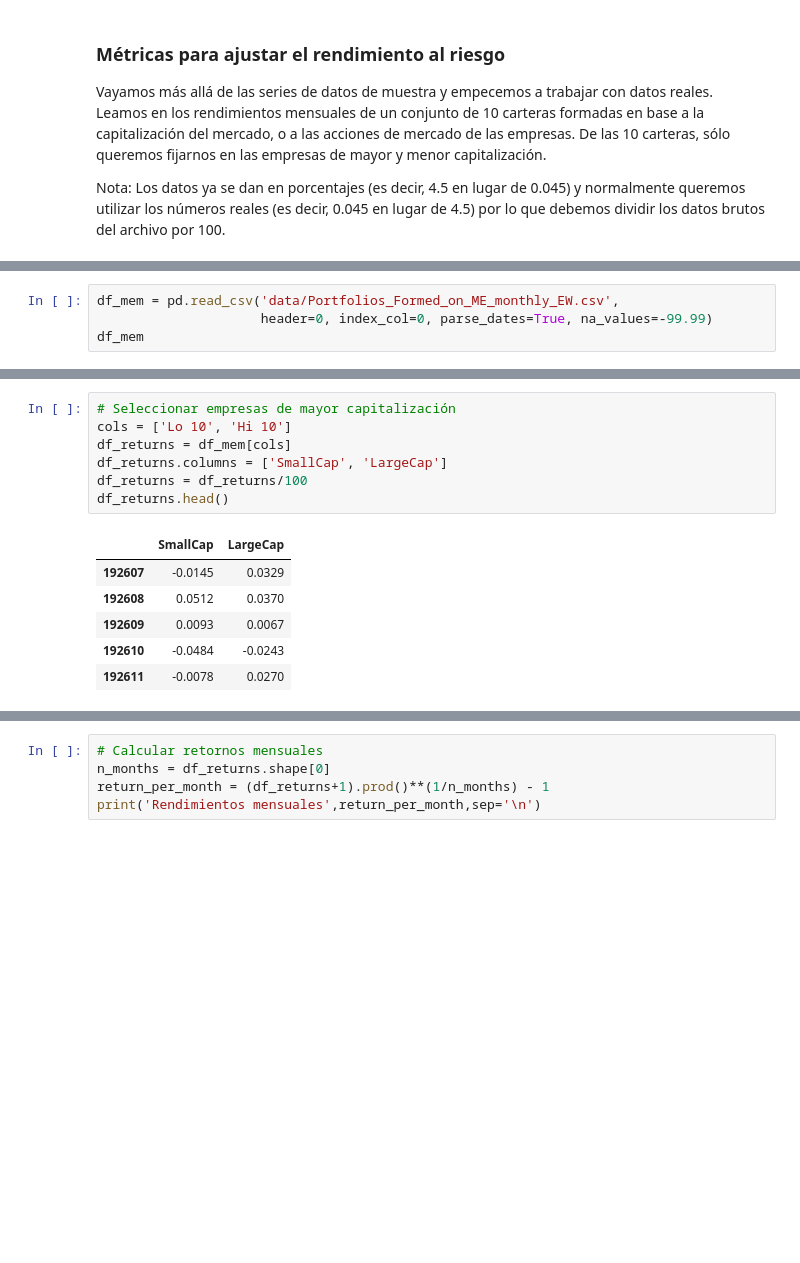
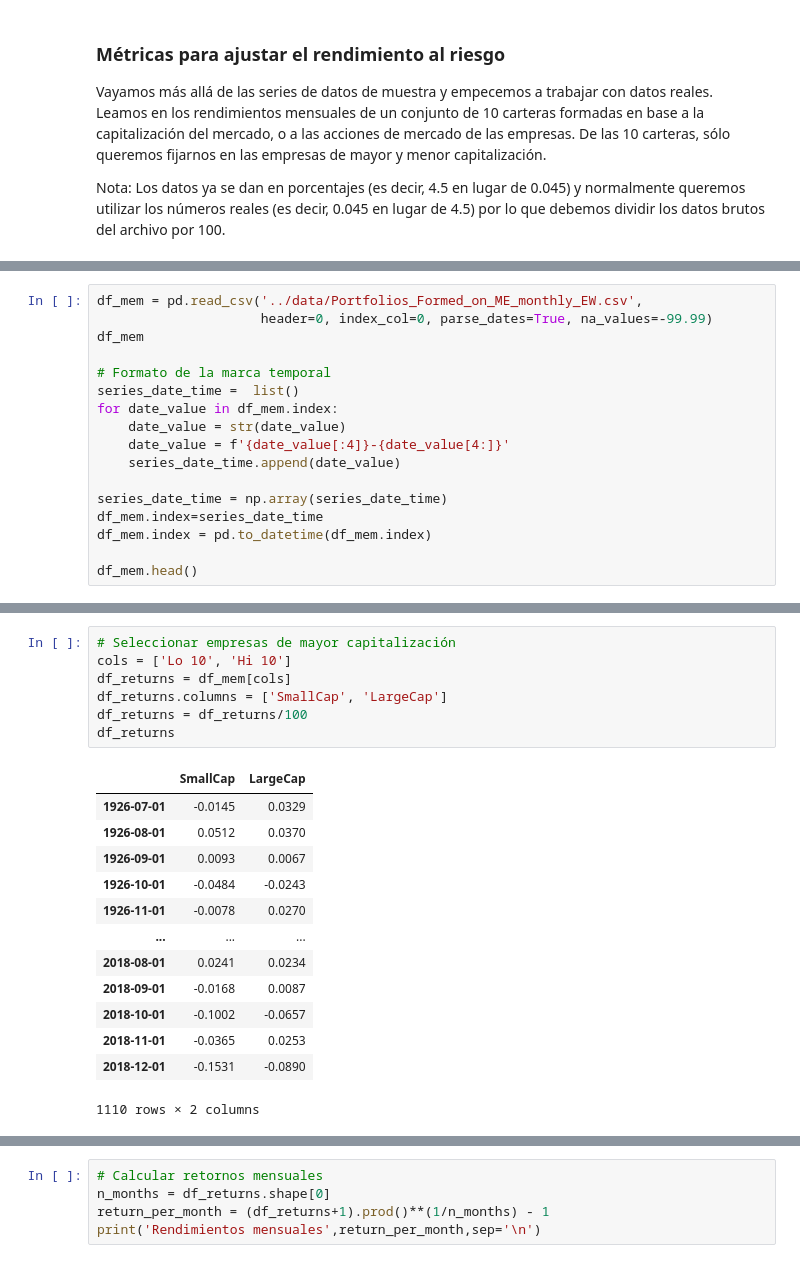
Before and after one commit to sergiomasavi/Portfolio_Construction_Analysis, a Jupyter notebook: 1. Fundamentals of risk and returns/2_Measures_of_Risk_and_Reward.ipynb, the cells around one changed output, grey strips where cells are left out. Cells and saved outputs as stored; diff of their text form; blank space fills up the shorter version.

```diff
--- a/1. Fundamentals of risk and returns/2_Measures_of_Risk_and_Reward.ipynb
+++ b/1. Fundamentals of risk and returns/2_Measures_of_Risk_and_Reward.ipynb
@@ -266,6 +238,19 @@ Los datos ya se dan en porcentajes (es decir, 4.5 en lugar de 0.045) y normalmen
 # %%
-df_mem = pd.read_csv('data/Portfolios_Formed_on_ME_monthly_EW.csv',
+df_mem = pd.read_csv('../data/Portfolios_Formed_on_ME_monthly_EW.csv',
                      header=0, index_col=0, parse_dates=True, na_values=-99.99)
 df_mem
+
+# Formato de la marca temporal
+series_date_time =  list()
+for date_value in df_mem.index:
+    date_value = str(date_value)
+    date_value = f'{date_value[:4]}-{date_value[4:]}'
+    series_date_time.append(date_value)
+
+series_date_time = np.array(series_date_time)
+df_mem.index=series_date_time
+df_mem.index = pd.to_datetime(df_mem.index)
+
+df_mem.head()
 # %% [output]
 |  | <= 0 | Lo 30 | Med 40 | Hi 30 | Lo 20 | Qnt 2 | Qnt 3 | Qnt 4 | Hi 20 | Lo 10 | Dec 2 | ... |
@@ -284,17 +262,24 @@ df_mem
 # %%
 # Seleccionar empresas de mayor capitalización
 cols = ['Lo 10', 'Hi 10']
 df_returns = df_mem[cols]
 df_returns.columns = ['SmallCap', 'LargeCap']
 df_returns = df_returns/100
-df_returns.head()
+df_returns
 # %% [output]
 |  | SmallCap | LargeCap |
-| 192607 | -0.0145 | 0.0329 |
-| 192608 | 0.0512 | 0.0370 |
-| 192609 | 0.0093 | 0.0067 |
-| 192610 | -0.0484 | -0.0243 |
-| 192611 | -0.0078 | 0.0270 |
+| 1926-07-01 | -0.0145 | 0.0329 |
+| 1926-08-01 | 0.0512 | 0.0370 |
+| 1926-09-01 | 0.0093 | 0.0067 |
+| 1926-10-01 | -0.0484 | -0.0243 |
+| 1926-11-01 | -0.0078 | 0.0270 |
+| ... | ... | ... |
+| 2018-08-01 | 0.0241 | 0.0234 |
+| 2018-09-01 | -0.0168 | 0.0087 |
+| 2018-10-01 | -0.1002 | -0.0657 |
+| 2018-11-01 | -0.0365 | 0.0253 |
+| 2018-12-01 | -0.1531 | -0.0890 |
+1110 rows × 2 columns
 # %%
 _ = df_returns.plot(figsize=(12,6), title='Activos de mayor y menor capitalización', ylabel='Returns', xlabel='Periods')
 # %% [output]
```
Also changed, not shown: parts of 12 cells of this notebook, 21 other files.
